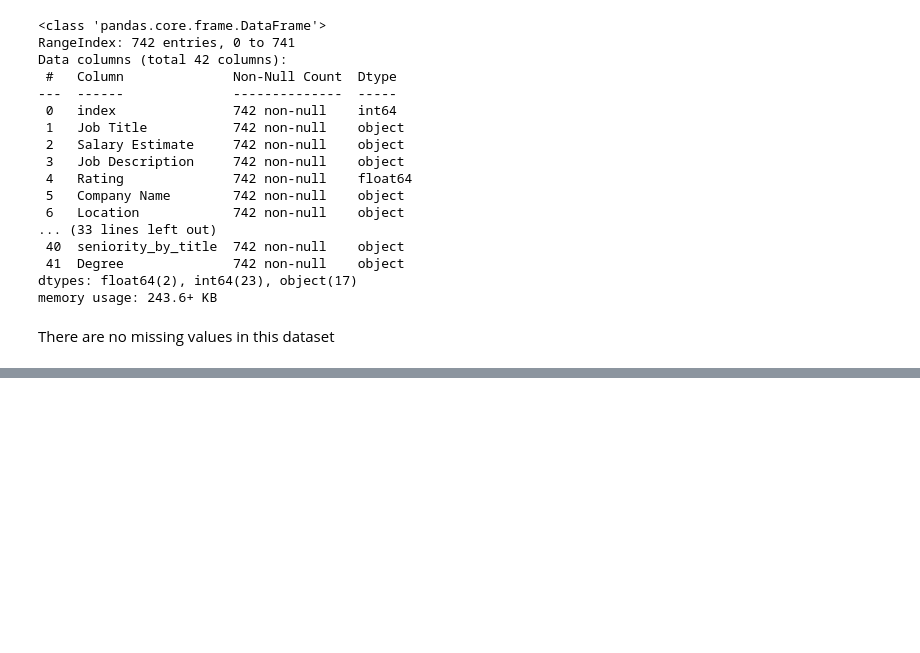
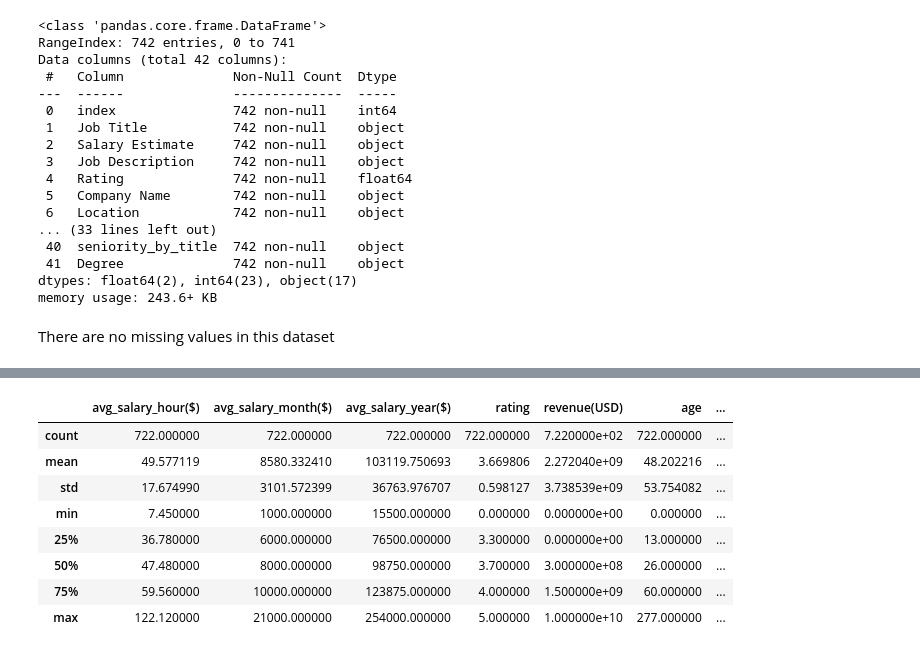
Before and after one commit to FelipeLRoll/ds_salary, a Jupyter notebook: notebook/data_cleaning.ipynb, the cells around one changed output, grey strips where cells are left out. Drawn from its saved outputs; the diff is of its cells as text; code cells hidden in the pictures; blank space fills up the shorter version.

Commit message:
added data analysis notebook

```diff
--- a/notebook/data_cleaning.ipynb
+++ b/notebook/data_cleaning.ipynb
@@ -190,3 +284,22 @@ df['avg_salary_year($)'] = round(df['avg_salary(k)'] * 1000 )
+# %%
+# Convert 'founded' column to string and replace 0 with 'No Data'
+df['founded'] = df['founded'].astype(str).replace('0', 'No Data')
+# %%
+# Create a new column 'number_competitors' with the count of competitors
+df['number_competitors'] = df['competitors'].apply(lambda x: 0 if x == 'No Data' else len(x.split(',')))
+# %%
+
+# Drop rows where 'job_title_sim' is 'na'
+df = df[df['job_title_sim'].str.lower() != 'na']
+
+# Drop rows where 'size' is 'unknown'
+df = df[df['size'].str.lower() != 'unknown']
+
+# Drop the rows where 'rating' is negative
+df = df[df['rating'] >= 0]
+
+# Reset the index after dropping rows
+df.reset_index(drop=True, inplace=True)
 # %%
-#remove index, seniority_by_title, company_name, hourly , avg_salary(k)
-df = df.drop(columns=['index', 'seniority_by_title', 'company_name' , 'hourly' , 'avg_salary(k)','location','headquarters','salary_estimate'])
+#remove columns
+df = df.drop(columns=['index', 'seniority_by_title', 'hourly', 'company_name', 'avg_salary(k)','location','headquarters','salary_estimate','size','revenue','lower_salary', 'upper_salary','degree'])
@@ -199,3 +332,15 @@ df.reset_index(drop=True, inplace=True)
+# %%
+df.describe()
+# %% [output]
+|  | avg_salary_hour($) | avg_salary_month($) | avg_salary_year($) | rating | revenue(USD) | age | ... |
+| count | 722.000000 | 722.000000 | 722.000000 | 722.000000 | 7.220000e+02 | 722.000000 | ... |
+| mean | 49.577119 | 8580.332410 | 103119.750693 | 3.669806 | 2.272040e+09 | 48.202216 | ... |
+| std | 17.674990 | 3101.572399 | 36763.976707 | 0.598127 | 3.738539e+09 | 53.754082 | ... |
+| min | 7.450000 | 1000.000000 | 15500.000000 | 0.000000 | 0.000000e+00 | 0.000000 | ... |
+| 25% | 36.780000 | 6000.000000 | 76500.000000 | 3.300000 | 0.000000e+00 | 13.000000 | ... |
+| 50% | 47.480000 | 8000.000000 | 98750.000000 | 3.700000 | 3.000000e+08 | 26.000000 | ... |
+| 75% | 59.560000 | 10000.000000 | 123875.000000 | 4.000000 | 1.500000e+09 | 60.000000 | ... |
+| max | 122.120000 | 21000.000000 | 254000.000000 | 5.000000 | 1.000000e+10 | 277.000000 | ... |
 # %%
 df.sample(10)
 # %% [output]
```
Also changed, not shown: parts of 21 cells of this notebook, 2 other files.
